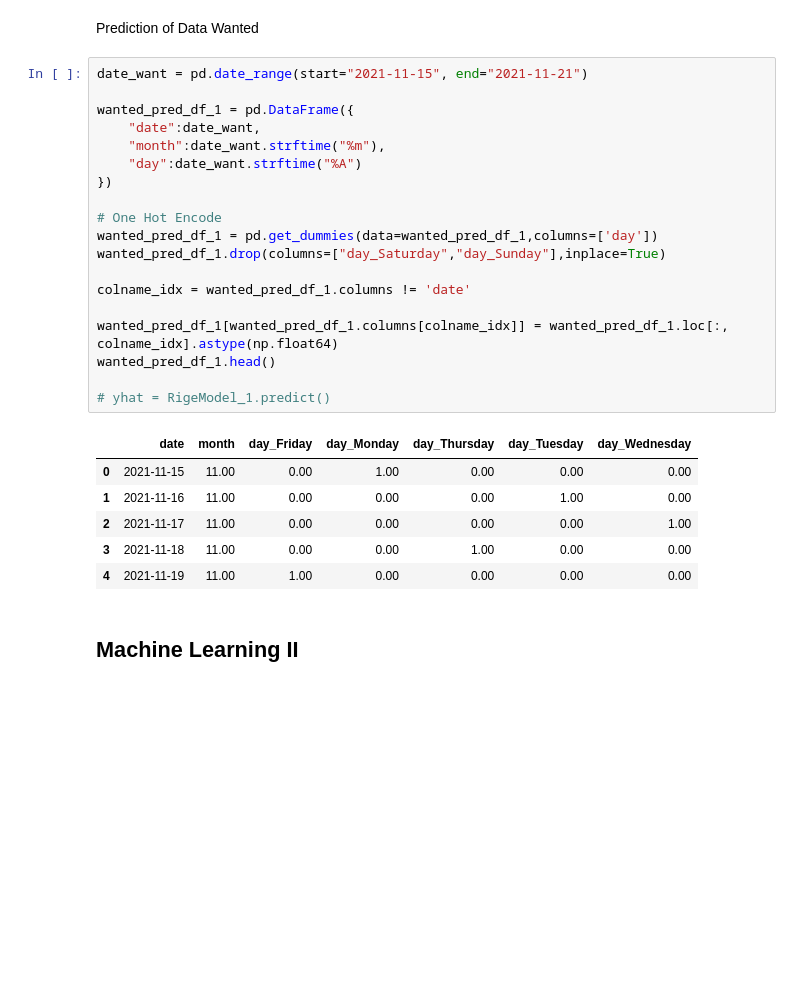
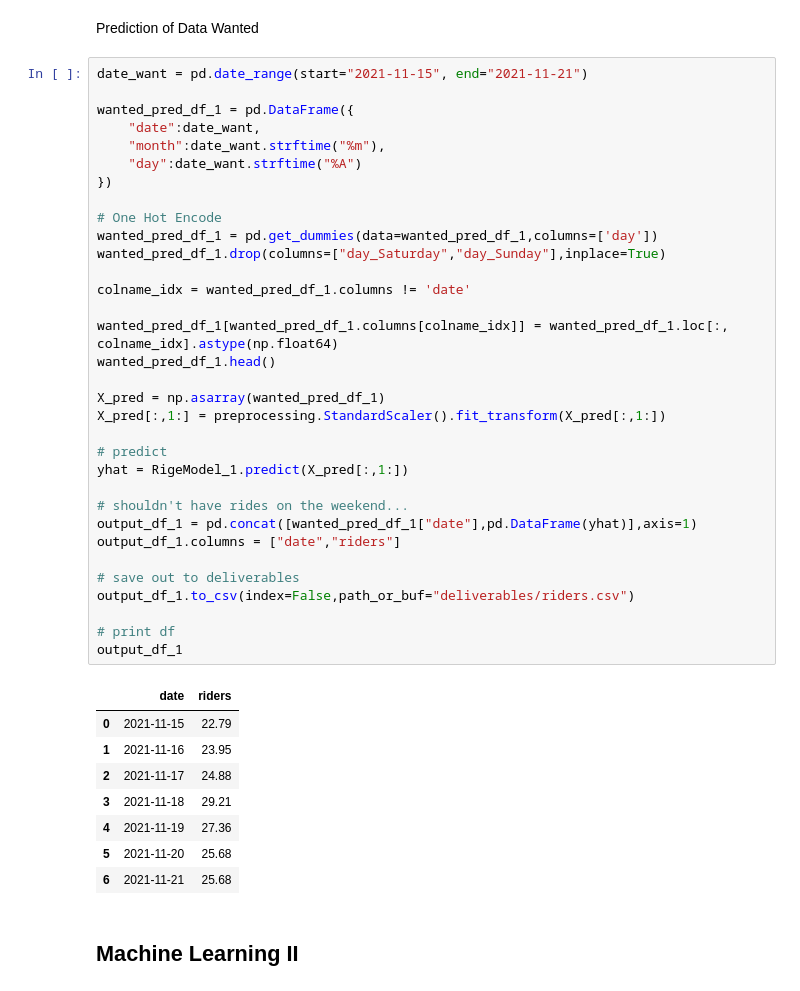
Before and after one commit to jrosilam/MayMobility_TakeHome, a Jupyter notebook: takehome_test.ipynb, the cells around one changed output. Cells and saved outputs as stored; diff of their text form; blank space fills up the shorter version.

Commit message:
finish modeling I

```diff
--- a/takehome_test.ipynb
+++ b/takehome_test.ipynb
@@ -1233,29 +1233,45 @@ Prediction of Data Wanted
 # %%
 date_want = pd.date_range(start="2021-11-15", end="2021-11-21")
 
 wanted_pred_df_1 = pd.DataFrame({
     "date":date_want,
     "month":date_want.strftime("%m"),
     "day":date_want.strftime("%A")
 })
 
 # One Hot Encode
 wanted_pred_df_1 = pd.get_dummies(data=wanted_pred_df_1,columns=['day'])
 wanted_pred_df_1.drop(columns=["day_Saturday","day_Sunday"],inplace=True)
 
 colname_idx = wanted_pred_df_1.columns != 'date'
 
 wanted_pred_df_1[wanted_pred_df_1.columns[colname_idx]] = wanted_pred_df_1.loc[:, colname_idx].astype(np.float64)
 wanted_pred_df_1.head()
 
-# yhat = RigeModel_1.predict()
+X_pred = np.asarray(wanted_pred_df_1)
+X_pred[:,1:] = preprocessing.StandardScaler().fit_transform(X_pred[:,1:])
+
+# predict
+yhat = RigeModel_1.predict(X_pred[:,1:])
+
+# shouldn't have rides on the weekend...
+output_df_1 = pd.concat([wanted_pred_df_1["date"],pd.DataFrame(yhat)],axis=1)
+output_df_1.columns = ["date","riders"]
+
+# save out to deliverables
+output_df_1.to_csv(index=False,path_or_buf="deliverables/riders.csv")
+
+# print df
+output_df_1
 # %% [output]
-|  | date | month | day_Friday | day_Monday | day_Thursday | day_Tuesday | day_Wednesday |
-| 0 | 2021-11-15 | 11.00 | 0.00 | 1.00 | 0.00 | 0.00 | 0.00 |
-| 1 | 2021-11-16 | 11.00 | 0.00 | 0.00 | 0.00 | 1.00 | 0.00 |
-| 2 | 2021-11-17 | 11.00 | 0.00 | 0.00 | 0.00 | 0.00 | 1.00 |
-| 3 | 2021-11-18 | 11.00 | 0.00 | 0.00 | 1.00 | 0.00 | 0.00 |
-| 4 | 2021-11-19 | 11.00 | 1.00 | 0.00 | 0.00 | 0.00 | 0.00 |
+|  | date | riders |
+| 0 | 2021-11-15 | 22.79 |
+| 1 | 2021-11-16 | 23.95 |
+| 2 | 2021-11-17 | 24.88 |
+| 3 | 2021-11-18 | 29.21 |
+| 4 | 2021-11-19 | 27.36 |
+| 5 | 2021-11-20 | 25.68 |
+| 6 | 2021-11-21 | 25.68 |
 # %% [markdown]
 ## Machine Learning II
 # %% [markdown]
```
Also changed, not shown: 1 other file.
